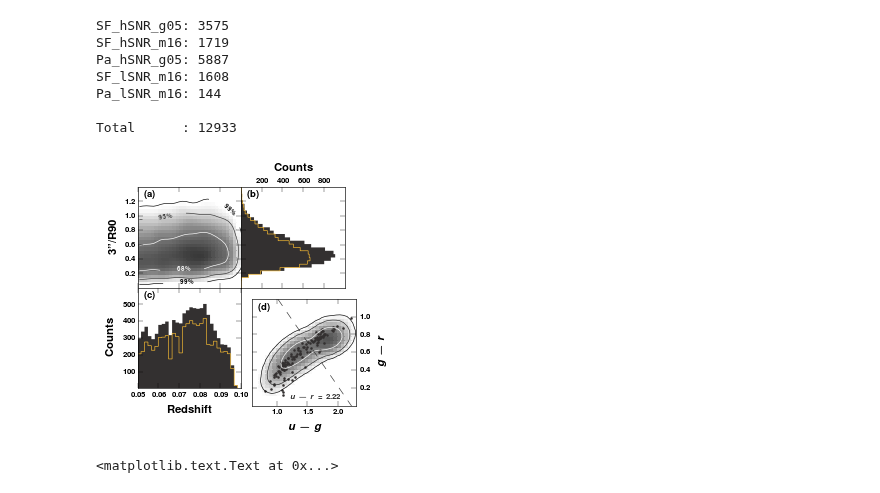
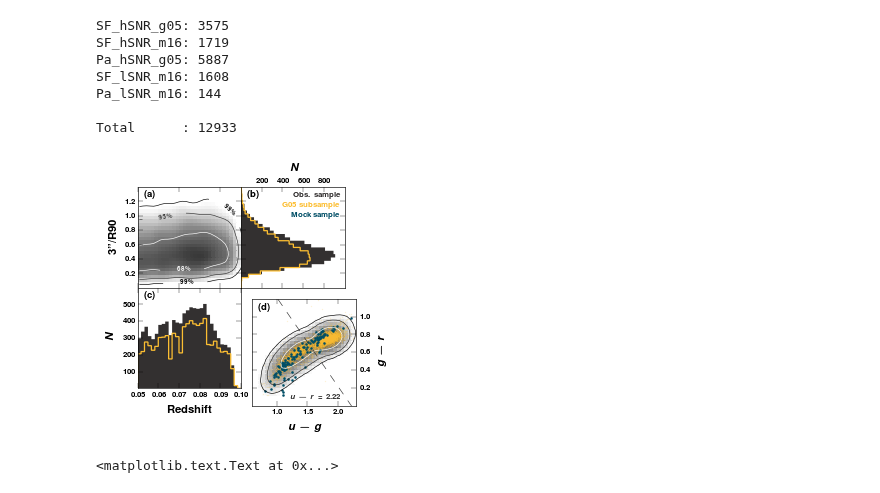
Before and after one commit to ajmejia/notebooks, a Jupyter notebook: RealDealCB13.ipynb, the cells around one changed output. Cells and saved outputs as stored; diff of their text form; code cells hidden in the pictures.

Commit message:
improving samples plot

```diff
--- a/RealDealCB13.ipynb
+++ b/RealDealCB13.ipynb
@@ -252,45 +252,51 @@ cont = contours.plot((0.99,0.95,0.68), axes=axs[0,0], linewidths=0.5, cmap=greys
 contours.cilabel(cont, fontsize=5, fmt=r"\bf %.0f", inline=True)
 # ---------------------------------------------------------------------------
 axs[0,1].text(0.05, 0.90, r"\bf (b)", fontsize="small", ha="left", transform=axs[0,1].transAxes)
+axs[0,1].text(0.95, 0.90, r"\bf Obs. sample", color=samples["dark"], fontsize="x-small", ha="right", transform=axs[0,1].transAxes)
+axs[0,1].text(0.95, 0.80, r"\bf G05 subsample", color=samples["warm"], fontsize="x-small", ha="right", transform=axs[0,1].transAxes)
+axs[0,1].text(0.95, 0.70, r"\bf Mock sample", color=samples["cold"], fontsize="x-small", ha="right", transform=axs[0,1].transAxes)
 rg = axs[0,1].set_ylim(0.00, 1.4)
-axs[0,1].set_xlabel(r"\bf Counts")
-axs[0,1].hist(rat[clean], 30, histtype="stepfilled", lw=0, color=samples["mock"], range=rg, orientation="horizontal")
-axs[0,1].hist(rat[mask_m16], 30, histtype="step", lw=0.5, color=samples["g05"], range=rg, orientation="horizontal")
+axs[0,1].set_xlabel(r"\bf $N$")
+axs[0,1].hist(rat[clean], 30, histtype="stepfilled", lw=0, color=samples["dark"], range=rg, orientation="horizontal")
+axs[0,1].hist(rat[mask_m16], 30, histtype="step", lw=1, color=samples["warm"], range=rg, orientation="horizontal")
 # ---------------------------------------------------------------------------
 axs[1,0].text(0.05, 0.90, r"\bf (c)", fontsize="small", ha="left", transform=axs[1,0].transAxes)
 rg = axs[1,0].set_xlim(0.05, 0.1)
 axs[1,0].set_xlabel(r'\bf Redshift')
-axs[1,0].set_ylabel(r"\bf Counts")
-axs[1,0].hist(cat["redshift"][clean], 30, histtype="stepfilled", lw=0, color=samples["mock"], range=rg)
-axs[1,0].hist(cat["redshift"][mask_m16], 30, histtype="step", lw=0.5, color=samples["g05"], range=rg)
+axs[1,0].set_ylabel(r"\bf $N$")
+axs[1,0].hist(cat["redshift"][clean], 30, histtype="stepfilled", lw=0, color=samples["dark"], range=rg)
+axs[1,0].hist(cat["redshift"][mask_m16], 30, histtype="step", lw=1, color=samples["warm"], range=rg)
 # ---------------------------------------------------------------------------
 xl, yl = axs[1,1].set_xlim(0.6, 2.3), axs[1,1].set_ylim(0.0, 1.2)
 axs[1,1].text(0.05, 0.90, r"\bf (d)", fontsize="small", ha="left", transform=axs[1,1].transAxes)
 axs[1,1].set_xlabel(r"\bf $u-g$")
 axs[1,1].set_ylabel(r"\bf $g-r$")
 
 H, xe, ye = histogram2d((cat["u_mag"]-cat["g_mag"])[clean], (cat["g_mag"]-cat["r_mag"])[clean], (30,30), [last(30,xl),last(30,yl)])
 H = gaussian_filter(H, sigma=1.5)
 H[H==0] = 1
 den = axs[1,1].pcolormesh(xe[:-1], ye[:-1], log10(H.T), cmap=greys_map, vmin=0.0, vmax=3.0, edgecolor="face")
 
+#axs[1,1].scatter((cat["u_mag"]-cat["g_mag"])[clean], (cat["g_mag"]-cat["r_mag"])[clean], lw=0, c=samples["dark"], s=2)
+axs[1,1].scatter((cat["u_mag"]-cat["g_mag"])[mask_m16], (cat["g_mag"]-cat["r_mag"])[mask_m16], lw=0, c=samples["warm"], s=1, alpha=0.2)
+
+axs[1,1].scatter(u_lib-g_lib, g_lib-r_lib, lw=0, c=samples["cold"], s=4)
+axs[1,1].plot(xl, 2.22-array(xl), "--", color="0.2", lw=0.5)
+axs[1,1].text(0.85, 0.08, r"\bf $u-r=2.22$", ha="right", fontsize="x-small", color="0.2", transform=axs[1,1].transAxes)
+
 sample_data = densitycontour.ScatterData((cat["u_mag"]-cat["g_mag"])[clean], (cat["g_mag"]-cat["r_mag"])[clean])
 raster = sample_data.rasterize(nbins_x=30, nbins_y=30, clipping=[last(30,xl),last(30,yl)])
 raster.pdf = gaussian_filter(raster.pdf, sigma=1.5)
 contours = densitycontour.NaiveContourVisualizer(raster, mode="nearest")
 cont = contours.plot((0.99,0.95,0.68), axes=axs[1,1], linewidths=0.5, cmap=greys_map_r)
-
-axs[1,1].scatter(u_lib-g_lib, g_lib-r_lib, lw=0, c=samples["mock"], s=4)
-axs[1,1].plot(xl, 2.22-array(xl), "--", color="0.2", lw=0.5)
-axs[1,1].text(0.85, 0.08, r"\bf $u-r=2.22$", ha="right", fontsize="x-small", color="0.2", transform=axs[1,1].transAxes)
 # ---------------------------------------------------------------------------
 
 for ax in axs.ravel():
     if not ax.is_first_col():
         ax.set_xticks(ax.get_xticks()[1:-1])
     ax.set_yticks(ax.get_yticks()[1:-1])
 
 savefig("{}sample_chars".format(od))
 # %% [output]
-[figure, old version]
+[figure, new version]
 # %%
```
Also changed, not shown: parts of 3 cells of this notebook.
